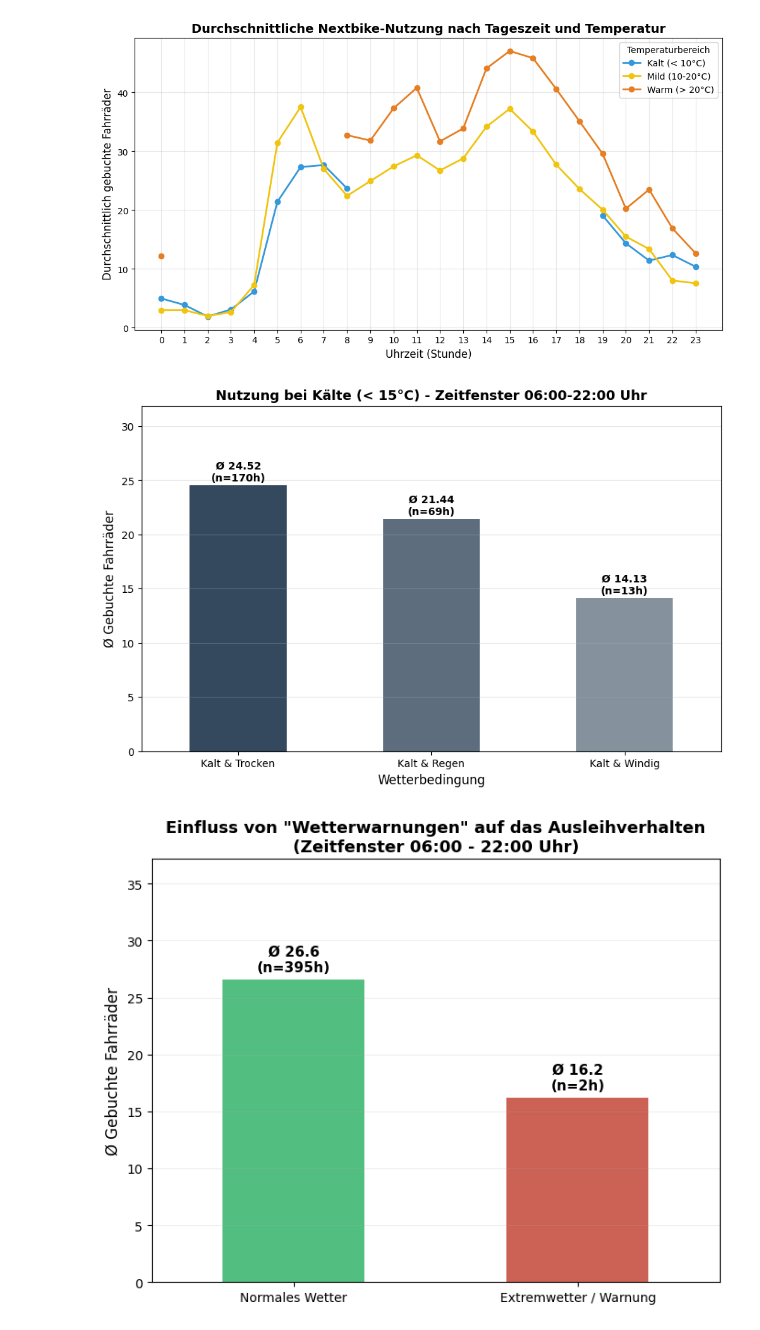
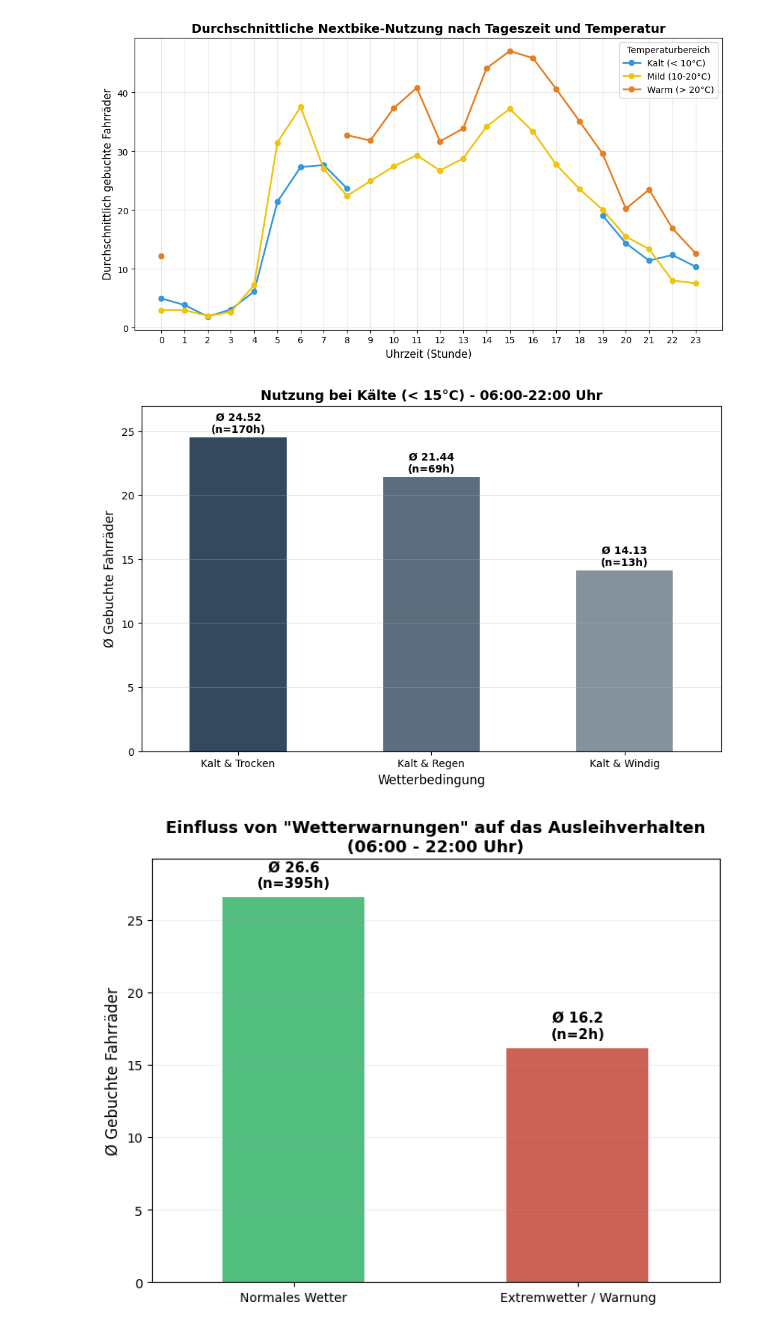
Before and after one commit to MatthiasHofhansl/Nextbike-Daten-vs.-Wetterdaten, a Jupyter notebook: code_new.ipynb, the cells around one changed output. Drawn from its saved outputs; the diff is of its cells as text; code cells hidden in the pictures.

```diff
--- a/code_new.ipynb
+++ b/code_new.ipynb
@@ -209,7 +209,7 @@ stats = active_cold_hours.groupby('condition')['booked_bikes'].agg(['mean', 'cou
 plt.figure(figsize=(10, 6))
 ax = stats['mean'].plot(kind='bar', color=['#34495e', '#5d6d7e', '#85929e'])
 
-plt.title('Nutzung bei Kälte (< 15°C) - Zeitfenster 06:00-22:00 Uhr', fontsize=13, fontweight='bold')
+plt.title('Nutzung bei Kälte (< 15°C) - 06:00-22:00 Uhr', fontsize=13, fontweight='bold')
 plt.ylabel('Ø Gebuchte Fahrräder', fontsize=12)
 plt.xlabel('Wetterbedingung', fontsize=12)
 plt.xticks(rotation=0)
@@ -219,43 +219,43 @@ for i, (idx, row) in enumerate(stats.iterrows()):
     plt.text(i, row['mean'] + 0.2, f"Ø {row['mean']:.2f}\n(n={int(row['count'])}h)",
              ha='center', va='bottom', fontsize=10, fontweight='bold')
 
-plt.ylim(0, stats['mean'].max() * 1.3)
+plt.ylim(0, stats['mean'].max() * 1.1)
 plt.grid(axis='y', alpha=0.3)
 plt.show()
 # %% [output]
-[figure, old version]
+[figure, new version]
 # %%
 # ANALYSE 3: Einfluss von extremen Wetterereignissen (Warnungs-Proxy)
 
 # 1. Definition der Extremereignisse (Schwellenwerte für "Warnungen")
 merged_df['is_extreme'] = (
     (merged_df['rain'] > 3) |                # Starkregen (> 3mm/h)
     (merged_df['wind_speed_10m'] > 35) |       # Starker Wind / Sturm (> 35km/h)
     ((merged_df['temperature_2m'] < 1) & (merged_df['rain'] > 0)) # Glatteis-Gefahr
 )
 
 # 2. Vergleich: Durchschnittliche Nutzung bei Extremwetter vs. Normal
 core_hours = merged_df[(merged_df['timestamp'].dt.hour >= 6) & (merged_df['timestamp'].dt.hour <= 22)].copy()
 
 # Statistik berechnen: Mittelwert UND Anzahl n
 extreme_stats = core_hours.groupby('is_extreme')['booked_bikes'].agg(['mean', 'count'])
 extreme_stats.index = ['Normales Wetter', 'Extremwetter / Warnung']
 
 # 3. Plotten
 plt.figure(figsize=(8, 6))
 ax = extreme_stats['mean'].plot(kind='bar', color=['#27ae60', '#c0392b'], alpha=0.8)
 
-plt.title('Einfluss von "Wetterwarnungen" auf das Ausleihverhalten\n(Zeitfenster 06:00 - 22:00 Uhr)', fontsize=13, fontweight='bold')
+plt.title('Einfluss von "Wetterwarnungen" auf das Ausleihverhalten\n(06:00 - 22:00 Uhr)', fontsize=13, fontweight='bold')
 plt.ylabel('Ø Gebuchte Fahrräder', fontsize=12)
 plt.xticks(rotation=0)
 
 # Beschriftung der Säulen mit Ø und Fallzahl n
 for i, (idx, row) in enumerate(extreme_stats.iterrows()):
     plt.text(i, row['mean'] + 0.5, f"Ø {row['mean']:.1f}\n(n={int(row['count'])}h)",
              ha='center', va='bottom', fontsize=11, fontweight='bold')
 
-plt.ylim(0, extreme_stats['mean'].max() * 1.4) # Etwas mehr Platz nach oben für die n-Beschriftung
+plt.ylim(0, extreme_stats['mean'].max() * 1.1) # Etwas mehr Platz nach oben für die n-Beschriftung
 plt.grid(axis='y', alpha=0.2)
 plt.show()
 # %% [output]
-[figure, old version]
+[figure, new version]
```
Also changed, not shown: parts of 9 cells of this notebook, 1 other file.
